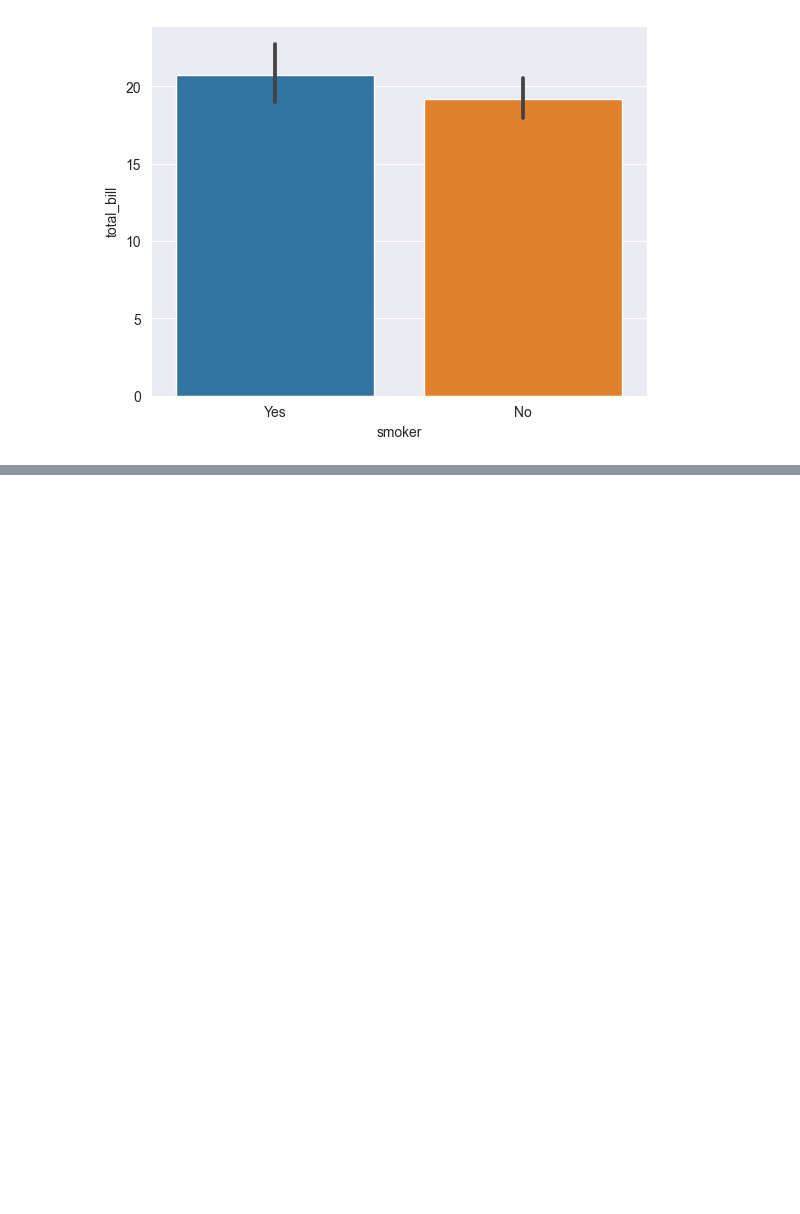
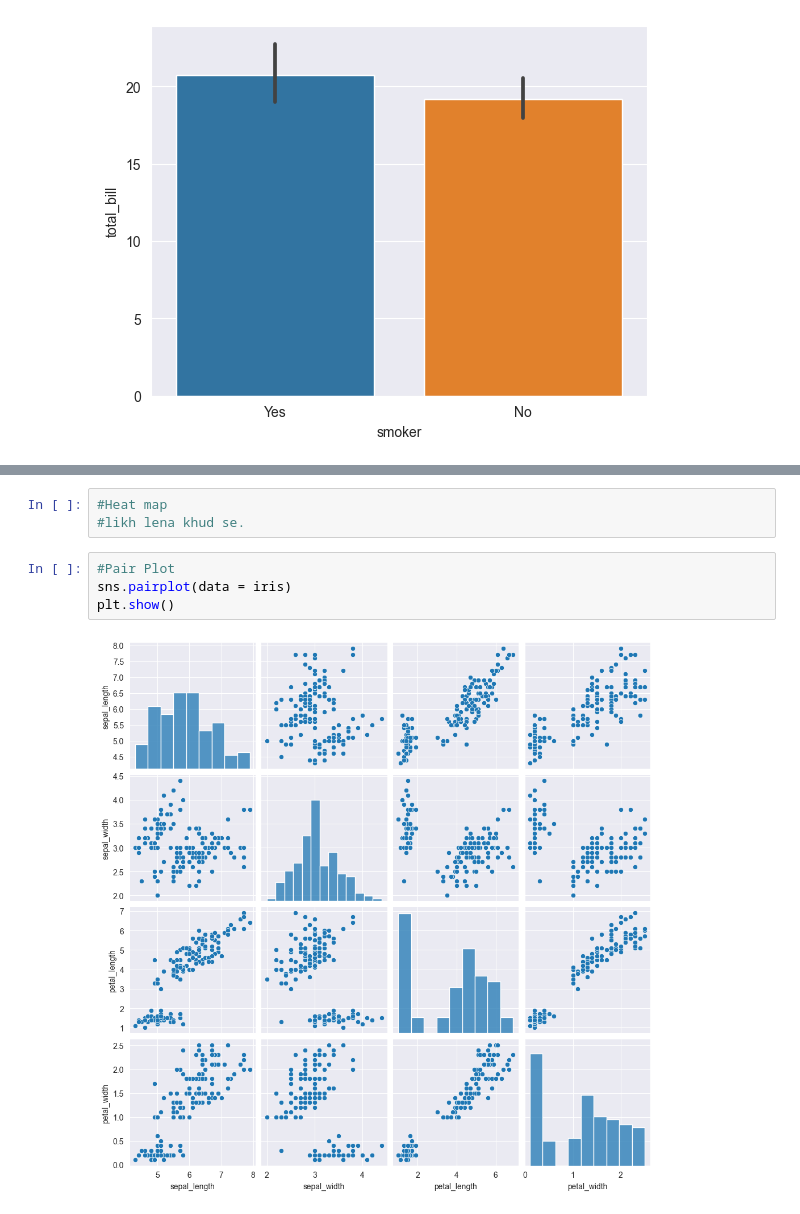
Before and after one commit to Rameshber/Interns-AI---DL, a Jupyter notebook: Day14.ipynb, the cells around one changed output, grey strips where cells are left out. Drawn from its saved outputs; the diff is of its cells as text; blank space fills up the shorter version.

```diff
--- a/Day14.ipynb
+++ b/Day14.ipynb
@@ -236,0 +244,9 @@ plt.show()
+# %%
+#Heat map
+#likh lena khud se.
+# %%
+#Pair Plot
+sns.pairplot(data = iris)
+plt.show()
+# %% [output]
+[figure, added]
```
Also changed, not shown: parts of 3 cells of this notebook.
